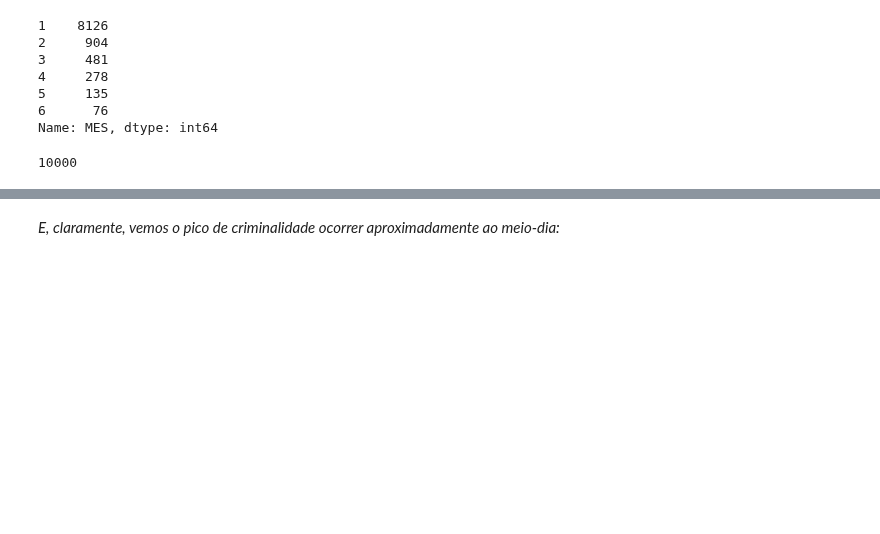
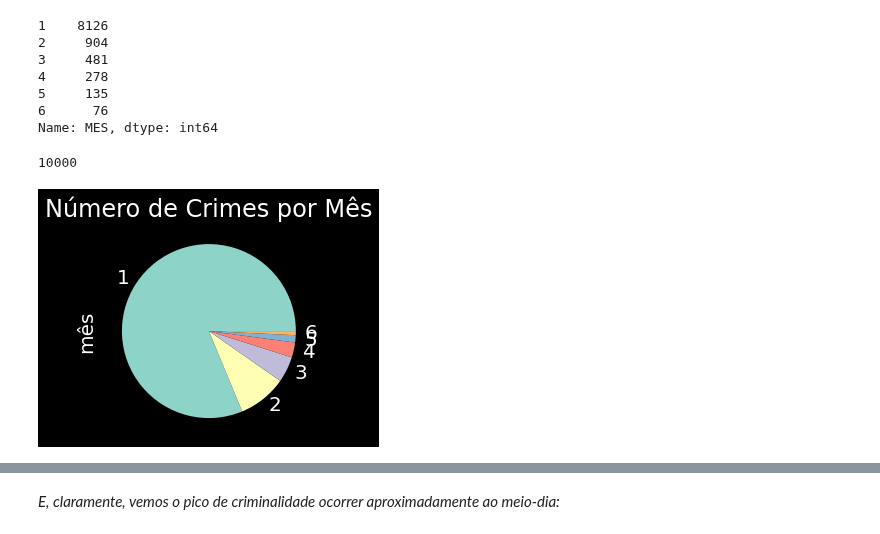
Before and after one commit to debora28/pi-2020.2, a Jupyter notebook: DataScience2.ipynb, the cells around one changed output, grey strips where cells are left out. Saved outputs shown, nothing was run; the diff lists cells and outputs as text; code cells hidden in the pictures; blank space fills up the shorter version.

```diff
--- a/DataScience2.ipynb
+++ b/DataScience2.ipynb
@@ -527,4 +527,12 @@ data['MES'].value_counts().sum()
 10000
 # %%
 mes = data["MES"]
+# %%
+data['MES'].value_counts(sort=False).plot.pie()
+plt.title('Número de Crimes por Mês')
+plt.ylabel('mês')
+plt.rcParams.update({'font.size': 20})
+plt.show()
+# %% [output]
+[figure, added]
 # %%
```
Also changed, not shown: parts of 3 cells of this notebook.
